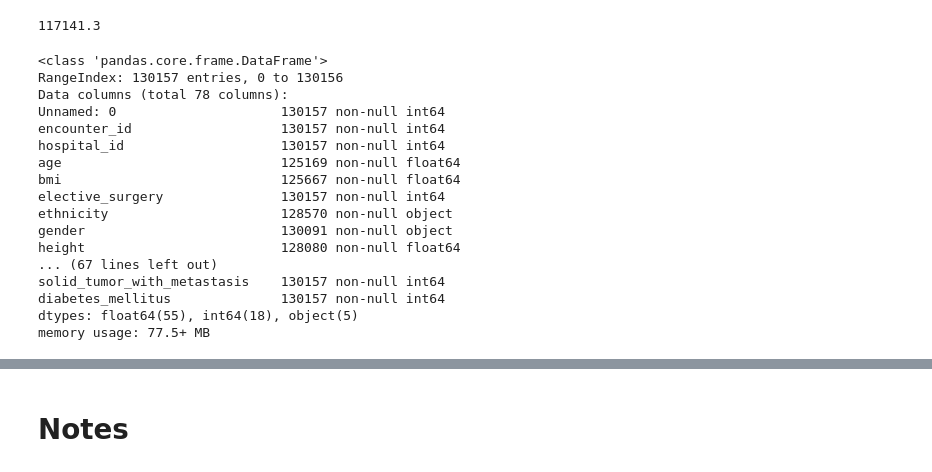
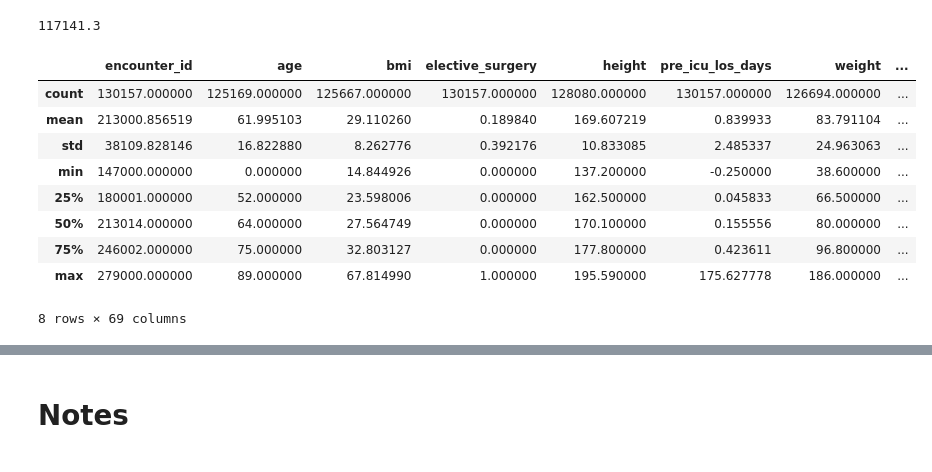
Before and after one commit to araetoro/Healthcare_Data_Wids_Datathon, a Jupyter notebook: WiDS 2021.ipynb, the cells around one changed output, grey strips where cells are left out. Saved outputs shown, nothing was run; the diff lists cells and outputs as text; code cells hidden in the pictures.

```diff
--- a/WiDS 2021.ipynb
+++ b/WiDS 2021.ipynb
@@ -66,22 +71,15 @@ len(train_df)*.9
 thresh = len(train_df) * .9
 train_df.dropna(thresh = thresh, axis = 1, inplace = True)
 # %%
-train_df.info()
+train_df.describe()
 # %% [output]
+|  | encounter_id | age | bmi | elective_surgery | height | pre_icu_los_days | weight | ... |
+| count | 130157.000000 | 125169.000000 | 125667.000000 | 130157.000000 | 128080.000000 | 130157.000000 | 126694.000000 | ... |
+| mean | 213000.856519 | 61.995103 | 29.110260 | 0.189840 | 169.607219 | 0.839933 | 83.791104 | ... |
+| std | 38109.828146 | 16.822880 | 8.262776 | 0.392176 | 10.833085 | 2.485337 | 24.963063 | ... |
+| min | 147000.000000 | 0.000000 | 14.844926 | 0.000000 | 137.200000 | -0.250000 | 38.600000 | ... |
+| 25% | 180001.000000 | 52.000000 | 23.598006 | 0.000000 | 162.500000 | 0.045833 | 66.500000 | ... |
+| 50% | 213014.000000 | 64.000000 | 27.564749 | 0.000000 | 170.100000 | 0.155556 | 80.000000 | ... |
+| 75% | 246002.000000 | 75.000000 | 32.803127 | 0.000000 | 177.800000 | 0.423611 | 96.800000 | ... |
+| max | 279000.000000 | 89.000000 | 67.814990 | 1.000000 | 195.590000 | 175.627778 | 186.000000 | ... |
-<class 'pandas.core.frame.DataFrame'>
-RangeIndex: 130157 entries, 0 to 130156
-Data columns (total 78 columns):
-Unnamed: 0                     130157 non-null int64
-encounter_id                   130157 non-null int64
-hospital_id                    130157 non-null int64
-age                            125169 non-null float64
-bmi                            125667 non-null float64
-elective_surgery               130157 non-null int64
-ethnicity                      128570 non-null object
-gender                         130091 non-null object
-height                         128080 non-null float64
-... (67 lines left out)
-solid_tumor_with_metastasis    130157 non-null int64
-diabetes_mellitus              130157 non-null int64
-dtypes: float64(55), int64(18), object(5)
-memory usage: 77.5+ MB
+8 rows × 69 columns
```
Also changed, not shown: parts of 53 cells of this notebook.
